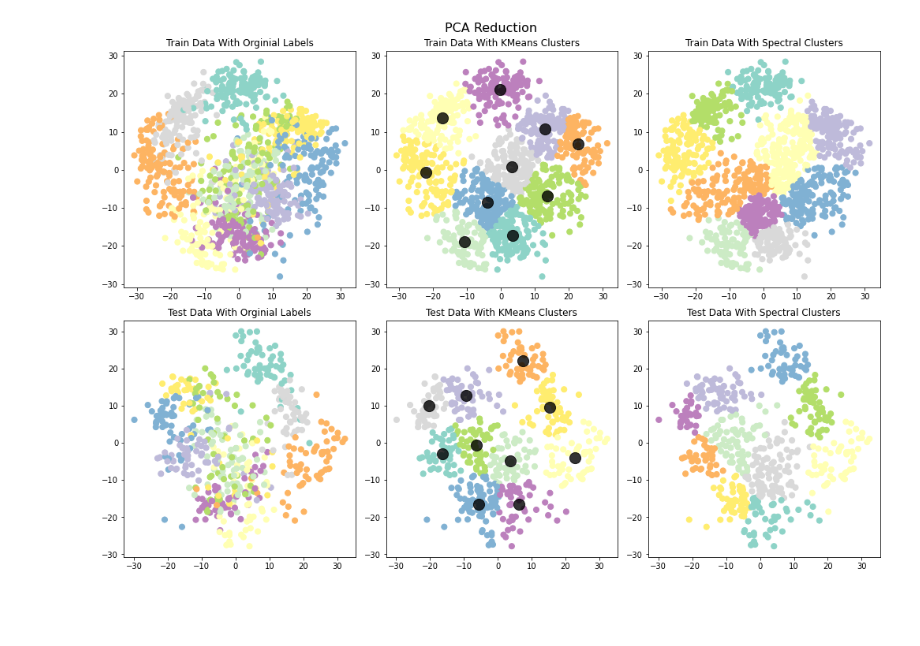
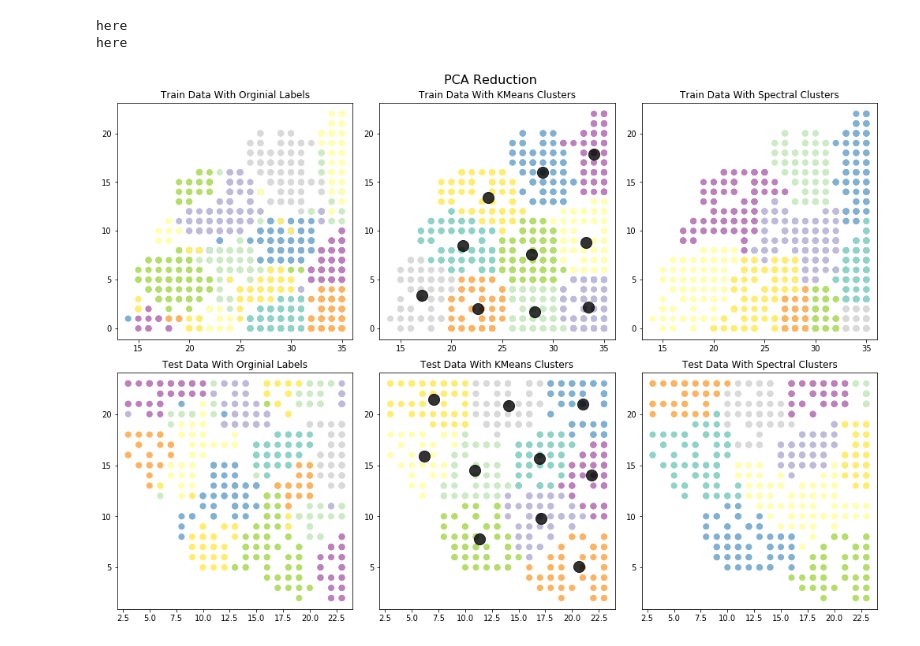
Before and after one commit to adalmia96/Clustering_Dim_Reduction, a Jupyter notebook: MNIST_Cluster.ipynb, the cells around one changed output. Drawn from its saved outputs; the diff is of its cells as text; code cells hidden in the pictures; blank space fills up the shorter version.

```diff
--- a/MNIST_Cluster.ipynb
+++ b/MNIST_Cluster.ipynb
@@ -177,16 +176,16 @@ def som_reduce(X_train, X_test, dim):
   grid_size_train = math.ceil(np.sqrt(len(X_train)))
   som = MiniSom(grid_size_train, grid_size_train, X_train.shape[1])
   som.pca_weights_init(X_train)
-  som.train(X_train, 5000, random_order=True, verbose=True)
-
+  som.train(X_train, 5000, random_order=True, verbose=False)
+  print("here")
   X_train_som = np.array([som.winner(x) for x in X_train])
 
 
   grid_size_test = math.ceil(np.sqrt(len(X_test)))
   som = MiniSom(grid_size_test, grid_size_test, X_train.shape[1])
   som.pca_weights_init(X_test)
-  som.train(X_test, 5000, random_order=True, verbose=True)
-
+  som.train(X_test, 5000, random_order=True, verbose=False)
+  print("here")
   X_test_som = np.array([som.winner(x) for x in X_test])
 
 
@@ -249,32 +248,34 @@ def visualize(X_train, X_test, y_train, y_test, reduce, title, n_clusters):
   plt.subplot(2, 3, 3)
   plt.gca().set_title('Train Data With Spectral Clusters')
   plt.scatter(X_train_r[:, 0], X_train_r[:, 1], c= spy_pred_train, s=50, cmap='Set3')
 
 
   # Test orginial labels
   plt.subplot(2, 3, 4)
   plt.gca().set_title('Test Data With Orginial Labels')
   plt.scatter(X_test_r[:, 0], X_test_r[:, 1], c= y_test, s=50, cmap='Set3')
 
   # Test kmeans labels
   plt.subplot(2, 3, 5)
   plt.gca().set_title('Test Data With KMeans Clusters')
   plt.scatter(X_test_r[:, 0], X_test_r[:, 1], c= kmy_pred_test, s=50, cmap='Set3')
   plt.scatter(test_centers[:, 0], test_centers[:, 1], c='black', s=200, alpha=0.8)
 
   # Test spectral labels
   plt.subplot(2, 3, 6)
   plt.gca().set_title('Test Data With Spectral Clusters')
   plt.scatter(X_test_r[:, 0], X_test_r[:, 1], c= spy_pred_test, s=50, cmap='Set3')
 
   fig.suptitle(title + " Reduction", fontsize=16)
 
   fig.tight_layout()
   fig.subplots_adjust(top=0.93)
   plt.show()
 
 
 
-visualize(digits_X_train, digits_X_test, digits_y_train, digits_y_test, pca_reduce, "PCA", 10)
+visualize(digits_X_train, digits_X_test, digits_y_train, digits_y_test, som_reduce, "PCA", 10)
 # %% [output]
+here
+here
-[figure, old version]
+[figure, new version]
```
Also changed, not shown: parts of 11 cells of this notebook, 3 other files.
